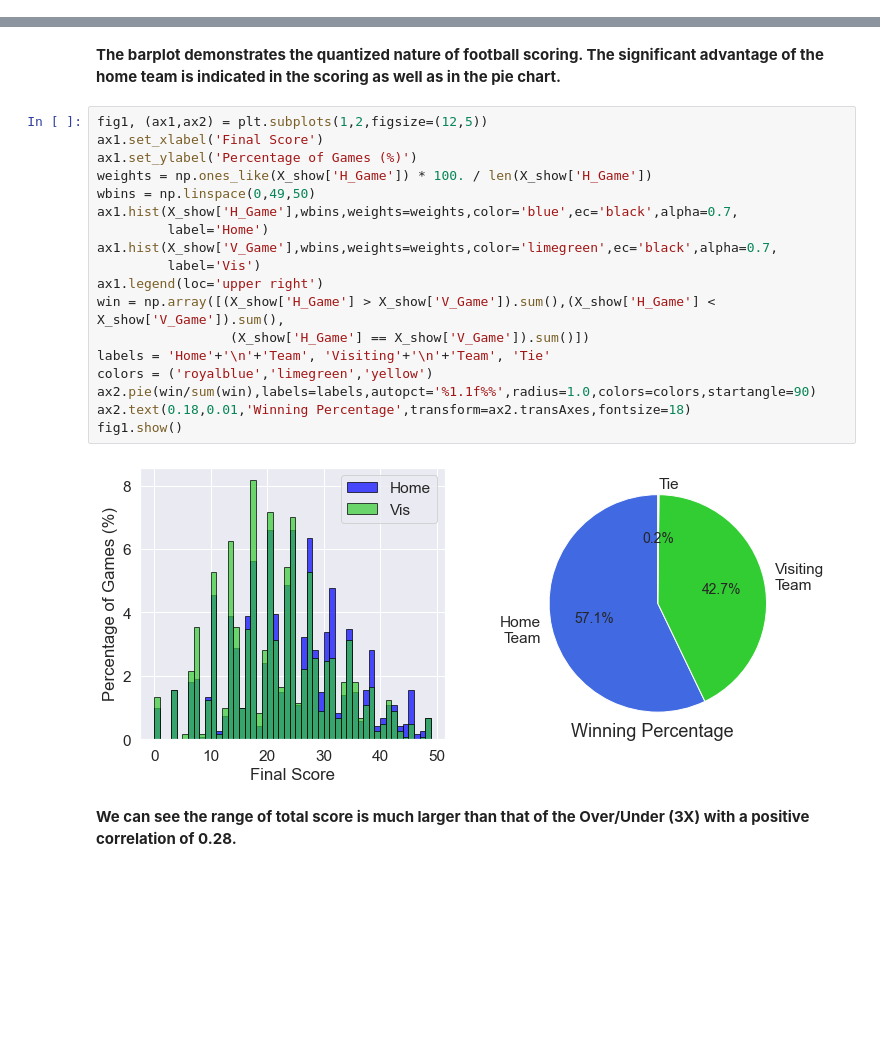
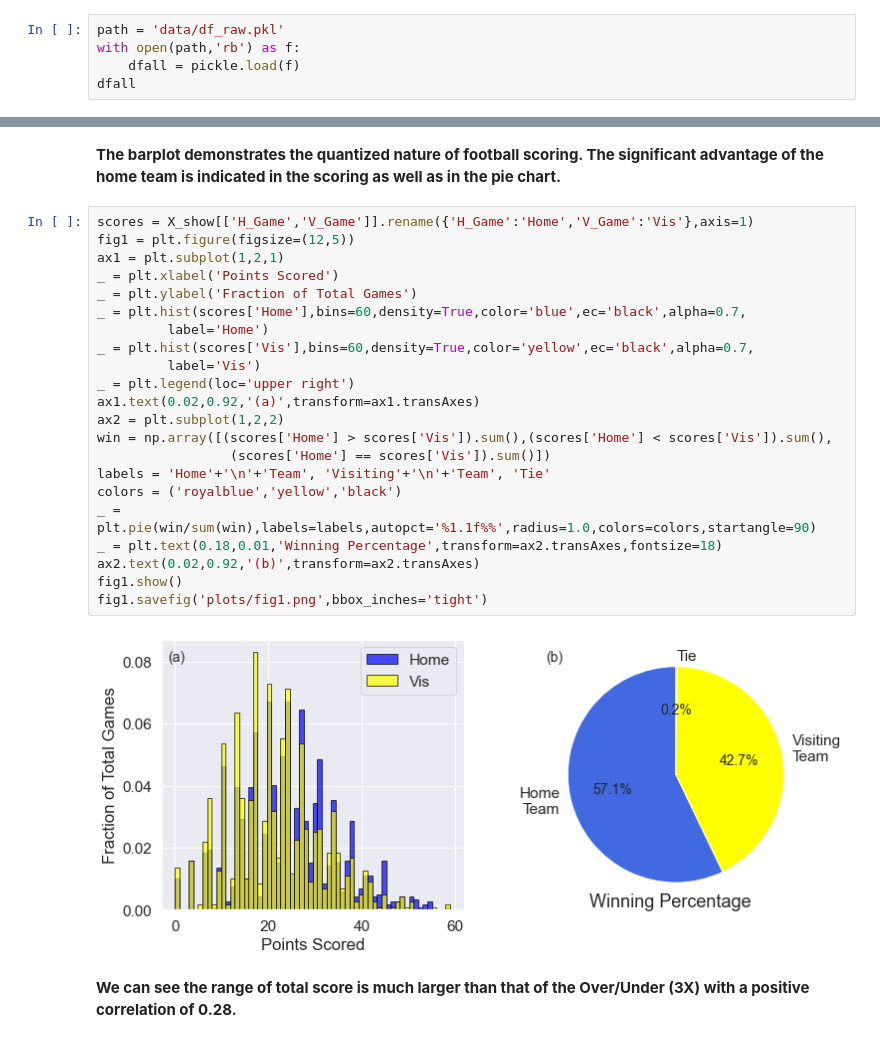
Before and after one commit to titansat74/Projects, a Jupyter notebook: Capstone Two/Cap2_Analyze.ipynb, the cells around one changed output, grey strips where cells are left out. Drawn from its saved outputs; the diff is of its cells as text; blank space fills up the shorter version.

```diff
--- a/Capstone Two/Cap2_Analyze.ipynb
+++ b/Capstone Two/Cap2_Analyze.ipynb
@@ -21,3 +61,8 @@ teams = {'Atlanta Falcons':'atl','Buffalo Bills':'buf','Carolina Panthers':'car'
          'Las Vegas Raiders':'rai','St. Louis Rams':'ram','Los Angeles Rams':'ram','Baltimore Ravens':'rav',
          'San Diego Chargers':'sdg','Los Angeles Chargers':'sdg','Seattle Seahawks':'sea',
          'San Francisco 49ers':'sfo','Tampa Bay Buccaneers':'tam','Washington Redskins':'was'}
+# %%
+path = 'data/df_raw.pkl'
+with open(path,'rb') as f:
+    dfall = pickle.load(f)
+dfall
@@ -66,25 +126,29 @@ matplotlib.rcParams.update({'font.size': 14})
 # %% [markdown]
 **The barplot demonstrates the quantized nature of football scoring. The significant advantage of the home team is indicated in the scoring as well as in the pie chart.**
 # %%
-fig1, (ax1,ax2) = plt.subplots(1,2,figsize=(12,5))
-ax1.set_xlabel('Final Score')
-ax1.set_ylabel('Percentage of Games (%)')
-weights = np.ones_like(X_show['H_Game']) * 100. / len(X_show['H_Game'])
-wbins = np.linspace(0,49,50)
-ax1.hist(X_show['H_Game'],wbins,weights=weights,color='blue',ec='black',alpha=0.7,
+scores = X_show[['H_Game','V_Game']].rename({'H_Game':'Home','V_Game':'Vis'},axis=1)
+fig1 = plt.figure(figsize=(12,5))
+ax1 = plt.subplot(1,2,1)
+_ = plt.xlabel('Points Scored')
+_ = plt.ylabel('Fraction of Total Games')
+_ = plt.hist(scores['Home'],bins=60,density=True,color='blue',ec='black',alpha=0.7,
          label='Home')
-ax1.hist(X_show['V_Game'],wbins,weights=weights,color='limegreen',ec='black',alpha=0.7,
+_ = plt.hist(scores['Vis'],bins=60,density=True,color='yellow',ec='black',alpha=0.7,
          label='Vis')
-ax1.legend(loc='upper right')
-win = np.array([(X_show['H_Game'] > X_show['V_Game']).sum(),(X_show['H_Game'] < X_show['V_Game']).sum(),
-                 (X_show['H_Game'] == X_show['V_Game']).sum()])
+_ = plt.legend(loc='upper right')
+ax1.text(0.02,0.92,'(a)',transform=ax1.transAxes)
+ax2 = plt.subplot(1,2,2)
+win = np.array([(scores['Home'] > scores['Vis']).sum(),(scores['Home'] < scores['Vis']).sum(),
+                 (scores['Home'] == scores['Vis']).sum()])
 labels = 'Home'+'\n'+'Team', 'Visiting'+'\n'+'Team', 'Tie'
-colors = ('royalblue','limegreen','yellow')
-ax2.pie(win/sum(win),labels=labels,autopct='%1.1f%%',radius=1.0,colors=colors,startangle=90)
-ax2.text(0.18,0.01,'Winning Percentage',transform=ax2.transAxes,fontsize=18)
+colors = ('royalblue','yellow','black')
+_ = plt.pie(win/sum(win),labels=labels,autopct='%1.1f%%',radius=1.0,colors=colors,startangle=90)
+_ = plt.text(0.18,0.01,'Winning Percentage',transform=ax2.transAxes,fontsize=18)
+ax2.text(0.02,0.92,'(b)',transform=ax2.transAxes)
 fig1.show()
+fig1.savefig('plots/fig1.png',bbox_inches='tight')
 # %% [output]
-[figure, old version]
+[figure, new version]
 # %% [markdown]
 **We can see the range of total score is much larger than that of the Over/Under (3X) with a positive correlation of 0.28.**
 # %%
```
Also changed, not shown: parts of 28 cells of this notebook.
